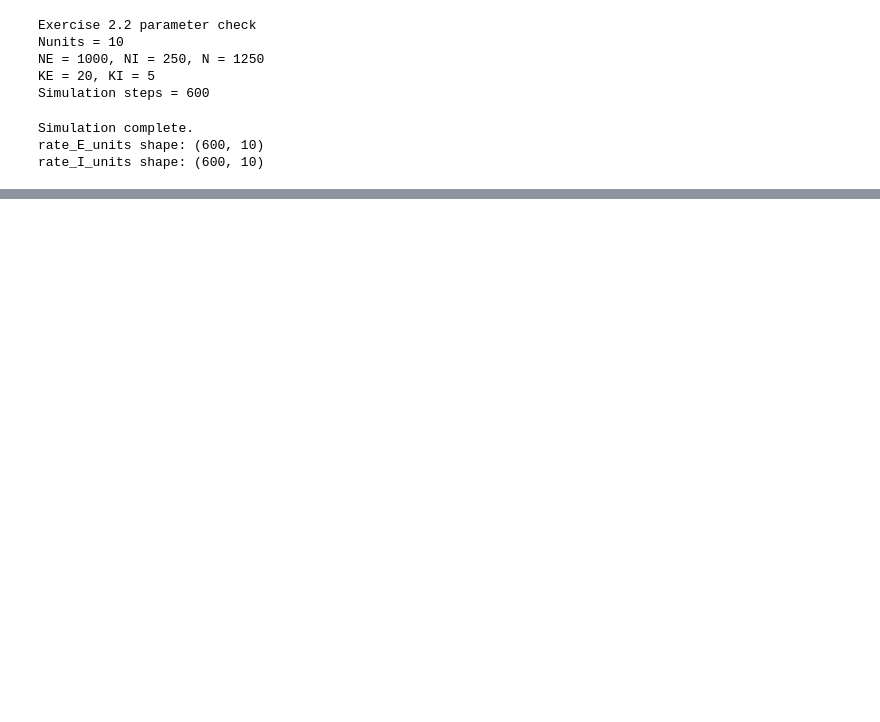
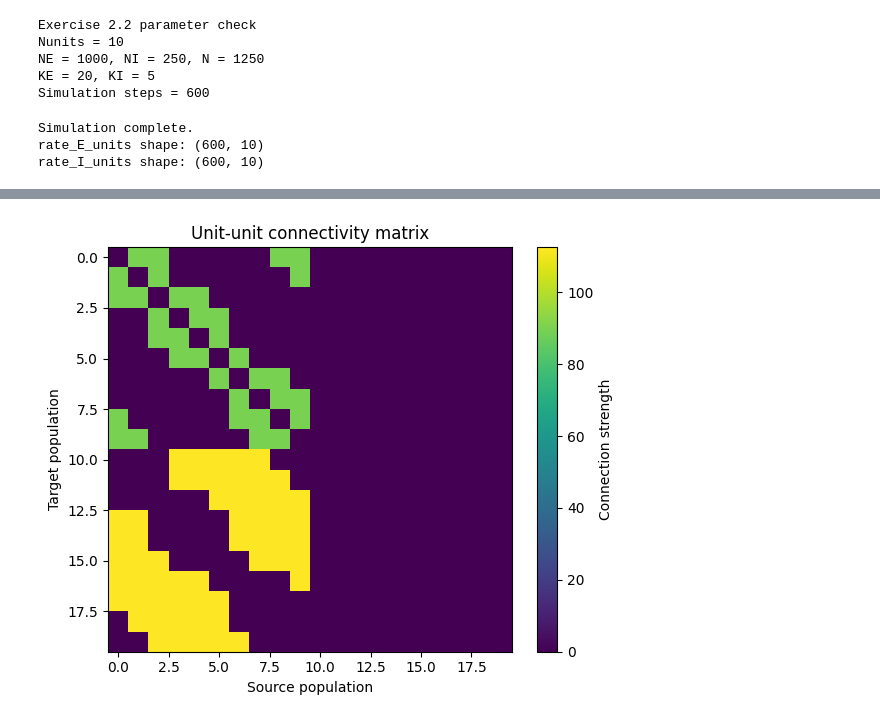
Before and after one commit to toscanerevillard/neuronal_dynamics, a Jupyter notebook: notebooks/ex2_field_model.ipynb, the cells around one changed output, grey strips where cells are left out. Cells and saved outputs as stored; diff of their text form; code cells hidden in the pictures; blank space fills up the shorter version.

```diff
--- a/notebooks/ex2_field_model.ipynb
+++ b/notebooks/ex2_field_model.ipynb
@@ -374,0 +473,67 @@ plt.show()
+# %%
+# Purpose:
+# Test the unit-unit connectivity matrix for the project parameters Nunits = 10 and sigma = 0.2.
+
+# Source of Code and Justification:
+# Exercise 2.3 specifies Nunits = 10 and sigma = 0.2.
+# This test checks whether the generated matrix correctly implements:
+# - ring topology,
+# - short-range E-to-E interactions,
+# - long-range E-to-I interactions,
+# - no inter-unit inhibitory projections,
+# - no self-connections.
+
+# Approach:
+# - Generate W_unit using the parameters from the assignment.
+# - Print the unit positions on the ring.
+# - Print the shape of the matrix.
+# - Check the number and type of nonzero connections.
+# - Visualize the matrix with imshow to confirm the expected structure.
+
+# What to say in Report:
+# "For Nunits = 10 and sigma = 0.2, the connectivity matrix had size 20 by 20,
+# corresponding to 10 excitatory and 10 inhibitory populations. The nonzero entries
+# appeared only in columns corresponding to excitatory source populations, as expected.
+# Short-range connections targeted excitatory populations, whereas long-range connections
+# targeted inhibitory populations."
+
+import matplotlib.pyplot as plt
+
+Nunits = 10
+sigma = 0.2
+W0 = 90.0
+g = 5.0
+gamma = 0.25
+
+W_unit, x = generate_unit_connectivity(Nunits, sigma, W0, g, gamma)
+
+print("Unit positions x:")
+print(x)
+
+print("\nW_unit shape:")
+print(W_unit.shape)
+
+print("Unique values in W_unit:")
+print(np.unique(W_unit))
+
+print("\nNonzero E <- E connections:")
+print(np.count_nonzero(W_unit[:Nunits, :Nunits]))
+
+print("\nNonzero I <- E connections:")
+print(np.count_nonzero(W_unit[Nunits:, :Nunits]))
+
+print("\nNonzero E <- I connections:")
+print(np.count_nonzero(W_unit[:Nunits, Nunits:]))
+
+print("\nNonzero I <- I connections:")
+print(np.count_nonzero(W_unit[Nunits:, Nunits:]))
+
+plt.figure(figsize=(6, 5))
+plt.imshow(W_unit, aspect="auto")
+plt.colorbar(label="Connection strength")
+plt.xlabel("Source population")
+plt.ylabel("Target population")
+plt.title("Unit-unit connectivity matrix")
+plt.tight_layout()
+plt.show()
+# %% [output]
@@ -374,0 +559 @@ plt.show()
+[figure, added]
```
Also changed, not shown: parts of 14 cells of this notebook, 4 other files.
